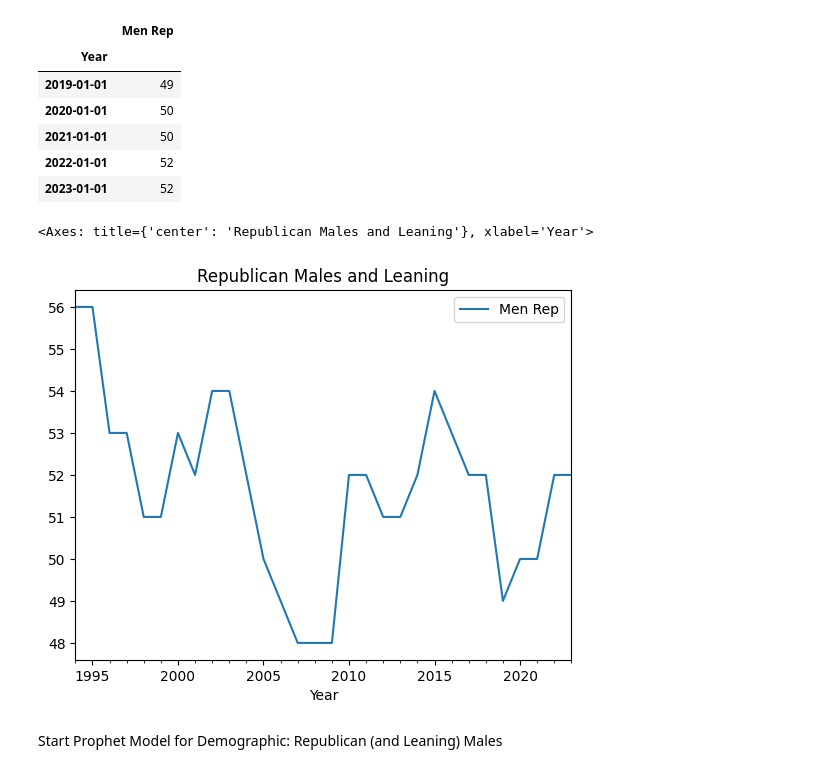
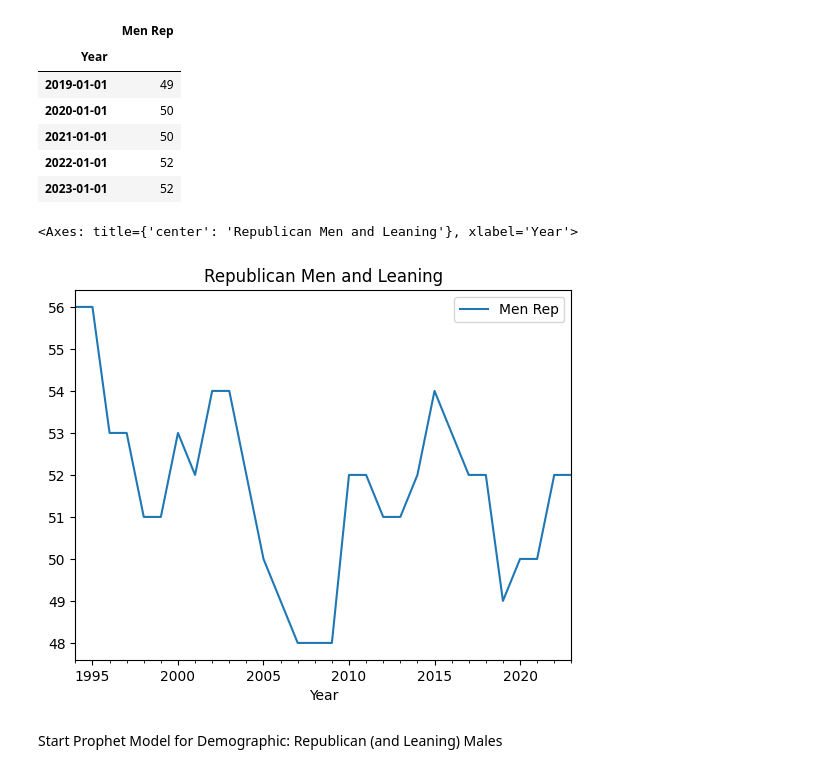
Before and after one commit to azcafriz13/project-1-election-data-analysis, a Jupyter notebook: Demographic_Dataframe_Collection.ipynb, the cells around one changed output. Cells and saved outputs as stored; diff of their text form; code cells hidden in the pictures.

```diff
--- a/Demographic_Dataframe_Collection.ipynb
+++ b/Demographic_Dataframe_Collection.ipynb
@@ -598,8 +585,8 @@ The following is a review and analysis of Pew's grouping for "Male" and "Female"
 # %%
-# Male: Republican Demographic Dataframe
-republican_male_df = demographic_df.loc["1994-01-01":"2023-01-01"][["Men Rep"]]
-display(republican_male_df.head())
-republican_male_df.tail()
+# Men: Republican Demographic Dataframe
+republican_men_df = demographic_df.loc["1994-01-01":"2023-01-01"][["Men Rep"]]
+display(republican_men_df.head())
+republican_men_df.tail()
 # %% [output]
 |  | Men Rep |
 | Year |  |
@@ -617,10 +604,10 @@ republican_male_df.tail()
 | 2023-01-01 | 52 |
 # %%
 # Plot demographic
-republican_male_df.plot(title="Republican Males and Leaning")
+republican_men_df.plot(title="Republican Men and Leaning")
 # %% [output]
-<Axes: title={'center': 'Republican Males and Leaning'}, xlabel='Year'>
+<Axes: title={'center': 'Republican Men and Leaning'}, xlabel='Year'>
-[figure, old version]
+[figure, new version]
 # %% [markdown]
 Start Prophet Model for Demographic:  Republican (and Leaning) Males
 # %%
```
Also changed, not shown: parts of 75 cells of this notebook.
